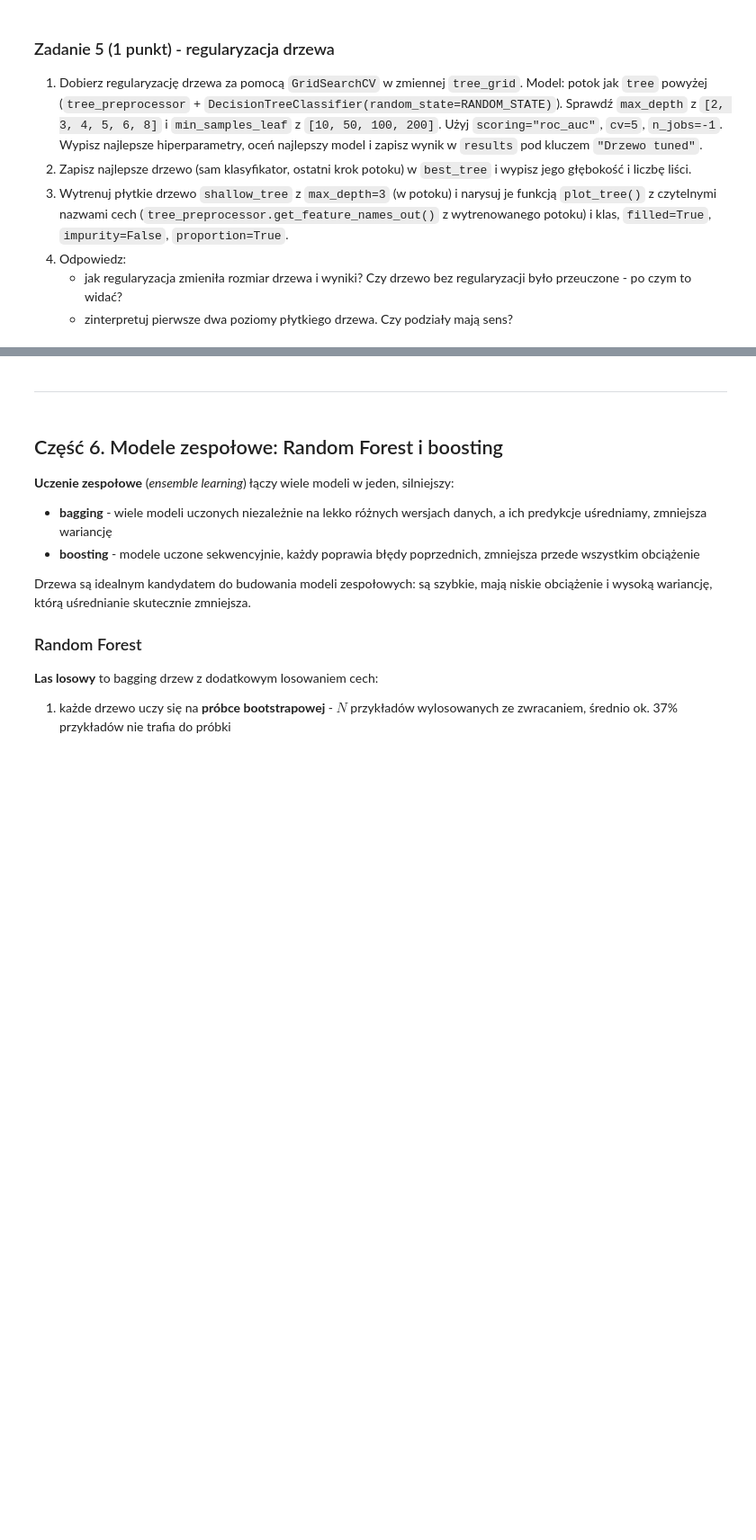
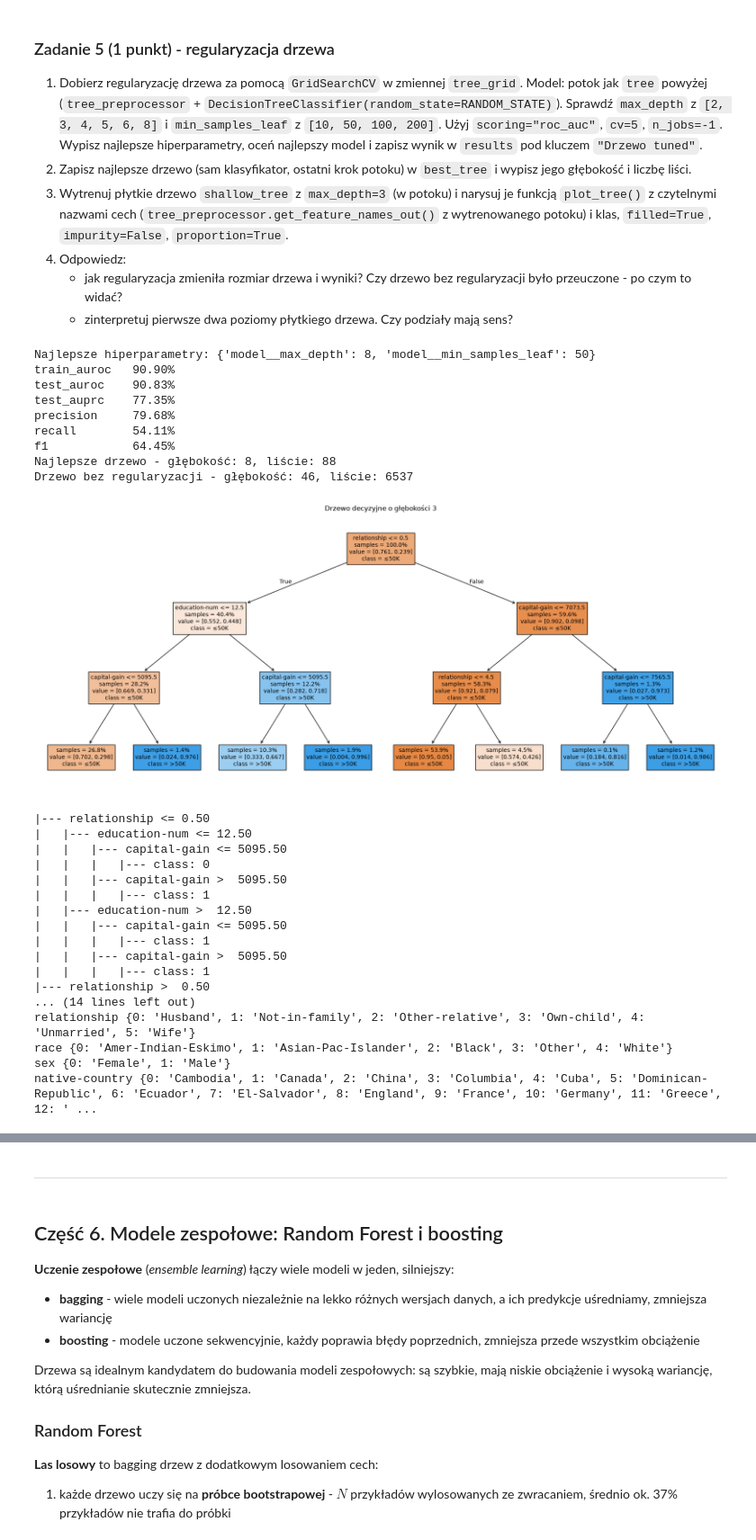
Before and after one commit to lwilanski/machine-learning-s9, a Jupyter notebook: lab02/lab_klasyfikacja.ipynb, the cells around one changed output, grey strips where cells are left out. Shown at 90% size. Drawn from its saved outputs; the diff is of its cells as text; code cells hidden in the pictures; blank space fills up the shorter version.

```diff
--- a/lab02/lab_klasyfikacja.ipynb
+++ b/lab02/lab_klasyfikacja.ipynb
@@ -541,15 +657,86 @@ print(f"Głębokość: {tree[-1].get_depth()}, liście: {tree[-1].get_n_leaves()
    - jak regularyzacja zmieniła rozmiar drzewa i wyniki? Czy drzewo bez regularyzacji było przeuczone - po czym to widać?
    - zinterpretuj pierwsze dwa poziomy płytkiego drzewa. Czy podziały mają sens?
 # %%
+from sklearn.base import clone
 from sklearn.model_selection import GridSearchCV
-from sklearn.tree import plot_tree
+from sklearn.tree import export_text, plot_tree
 
 # TODO: GridSearchCV dla drzewa
-tree_grid = None
-best_tree = None
+tree_grid = GridSearchCV(
+    Pipeline([
+        ("prep", clone(tree_preprocessor)),
+        ("model", DecisionTreeClassifier(random_state=RANDOM_STATE)),
+    ]),
+    param_grid={
+        "model__max_depth": [2, 3, 4, 5, 6, 8],
+        "model__min_samples_leaf": [10, 50, 100, 200],
+    },
+    scoring="roc_auc",
+    cv=5,
+    n_jobs=-1,
+)
+tree_grid.fit(X_train, y_train)
+print("Najlepsze hiperparametry:", tree_grid.best_params_)
+results["Drzewo tuned"] = evaluate_model(tree_grid.best_estimator_, X_train, X_test, y_train, y_test)
+
+best_tree = tree_grid.best_estimator_[-1]
+print(f"Najlepsze drzewo - głębokość: {best_tree.get_depth()}, liście: {best_tree.get_n_leaves()}")
+print(f"Drzewo bez regularyzacji - głębokość: {tree[-1].get_depth()}, liście: {tree[-1].get_n_leaves()}")
 
 # TODO: płytkie drzewo i jego wizualizacja
-shallow_tree = None
+shallow_tree = Pipeline([
+    ("prep", clone(tree_preprocessor)),
+    ("model", DecisionTreeClassifier(max_depth=3, random_state=RANDOM_STATE)),
+]).fit(X_train, y_train)
+
+feature_names = shallow_tree[0].get_feature_names_out()
+fig, ax = plt.subplots(figsize=(22, 9))
+plot_tree(
+    shallow_tree[-1],
+    feature_names=feature_names,
+    class_names=["≤50K", ">50K"],
+    filled=True,
+    impurity=False,
+    proportion=True,
+    fontsize=10,
+    ax=ax,
+)
+ax.set_title("Drzewo decyzyjne o głębokości 3")
+plt.show()
+
+# pomocniczo do interpretacji: kody kategorii z OrdinalEncoder
+print(export_text(shallow_tree[-1], feature_names=list(feature_names)))
+encoder = shallow_tree[0].named_transformers_["cat"]
+for col, cats in zip(categorical_features, encoder.categories_):
+    print(col, dict(enumerate(cats)))
+# %% [output]
+Najlepsze hiperparametry: {'model__max_depth': 8, 'model__min_samples_leaf': 50}
+train_auroc   90.90%
+test_auroc    90.83%
+test_auprc    77.35%
+precision     79.68%
+recall        54.11%
+f1            64.45%
+Najlepsze drzewo - głębokość: 8, liście: 88
+Drzewo bez regularyzacji - głębokość: 46, liście: 6537
+[figure, added]
+|--- relationship <= 0.50
+|   |--- education-num <= 12.50
+|   |   |--- capital-gain <= 5095.50
+|   |   |   |--- class: 0
+|   |   |--- capital-gain >  5095.50
+|   |   |   |--- class: 1
+|   |--- education-num >  12.50
+|   |   |--- capital-gain <= 5095.50
+|   |   |   |--- class: 1
+|   |   |--- capital-gain >  5095.50
+|   |   |   |--- class: 1
+|--- relationship >  0.50
+... (14 lines left out)
+relationship {0: 'Husband', 1: 'Not-in-family', 2: 'Other-relative', 3: 'Own-child', 4: 'Unmarried', 5: 'Wife'}
+race {0: 'Amer-Indian-Eskimo', 1: 'Asian-Pac-Islander', 2: 'Black', 3: 'Other', 4: 'White'}
+sex {0: 'Female', 1: 'Male'}
+native-country {0: 'Cambodia', 1: 'Canada', 2: 'China', 3: 'Columbia', 4: 'Cuba', 5: 'Dominican-Republic', 6: 'Ecuador', 7: 'El-Salvador', 8: 'England', 9: 'France', 10: 'Germany', 11: 'Greece', 12: ' ...
 # %%
 assert tree_grid.best_params_["model__max_depth"] in [2, 3, 4, 5, 6, 8]
 assert results["Drzewo tuned"]["test_auroc"] > results["Drzewo"]["test_auroc"] + 0.05
```
Also changed, not shown: parts of 35 cells of this notebook.
